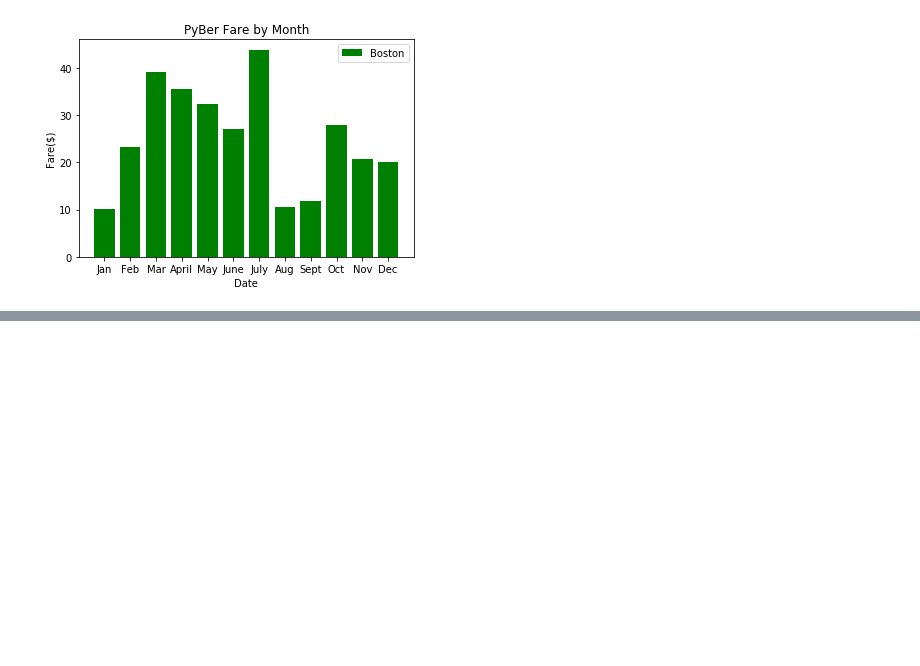
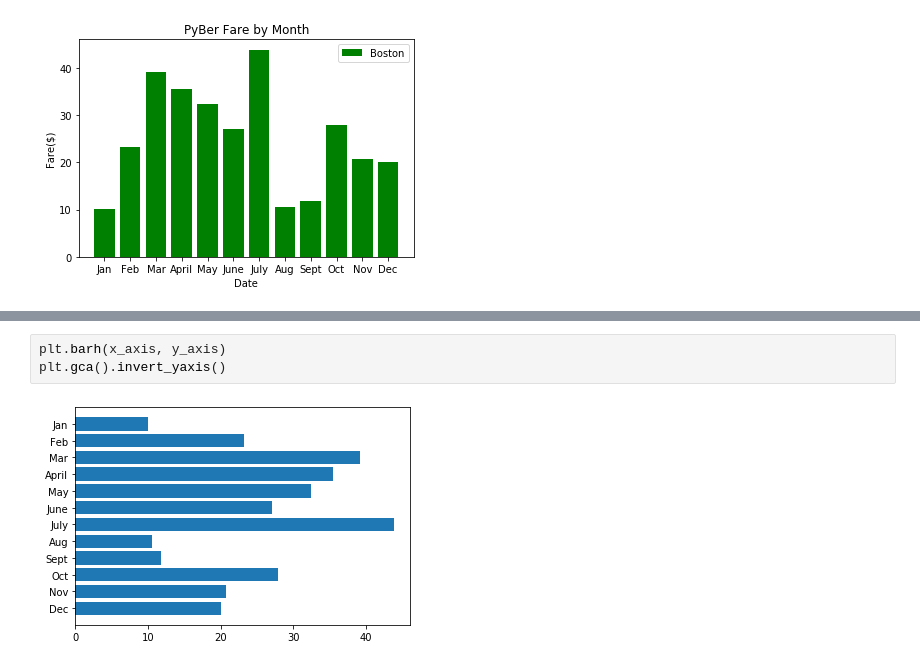
Before and after one commit to sebcampos/PyBer_Analysis, a Jupyter notebook: matplotlib_practice.ipynb, the cells around one changed output, grey strips where cells are left out. Saved outputs shown, nothing was run; the diff lists cells and outputs as text; blank space fills up the shorter version.

```diff
--- a/matplotlib_practice.ipynb
+++ b/matplotlib_practice.ipynb
@@ -98,0 +110,5 @@ plt.legend()
+# %%
+plt.barh(x_axis, y_axis)
+plt.gca().invert_yaxis()
+# %% [output]
+[figure, added]
```
Also changed, not shown: parts of 18 cells of this notebook, 1 other file.
